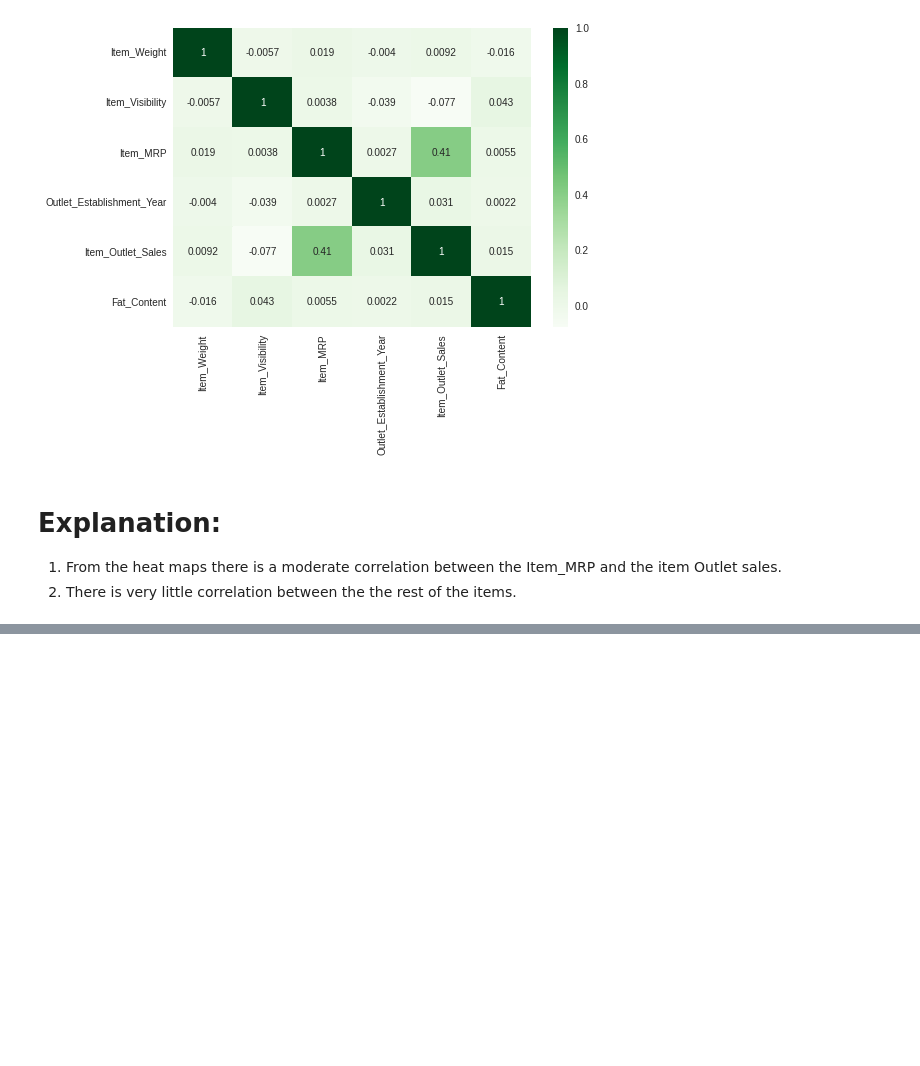
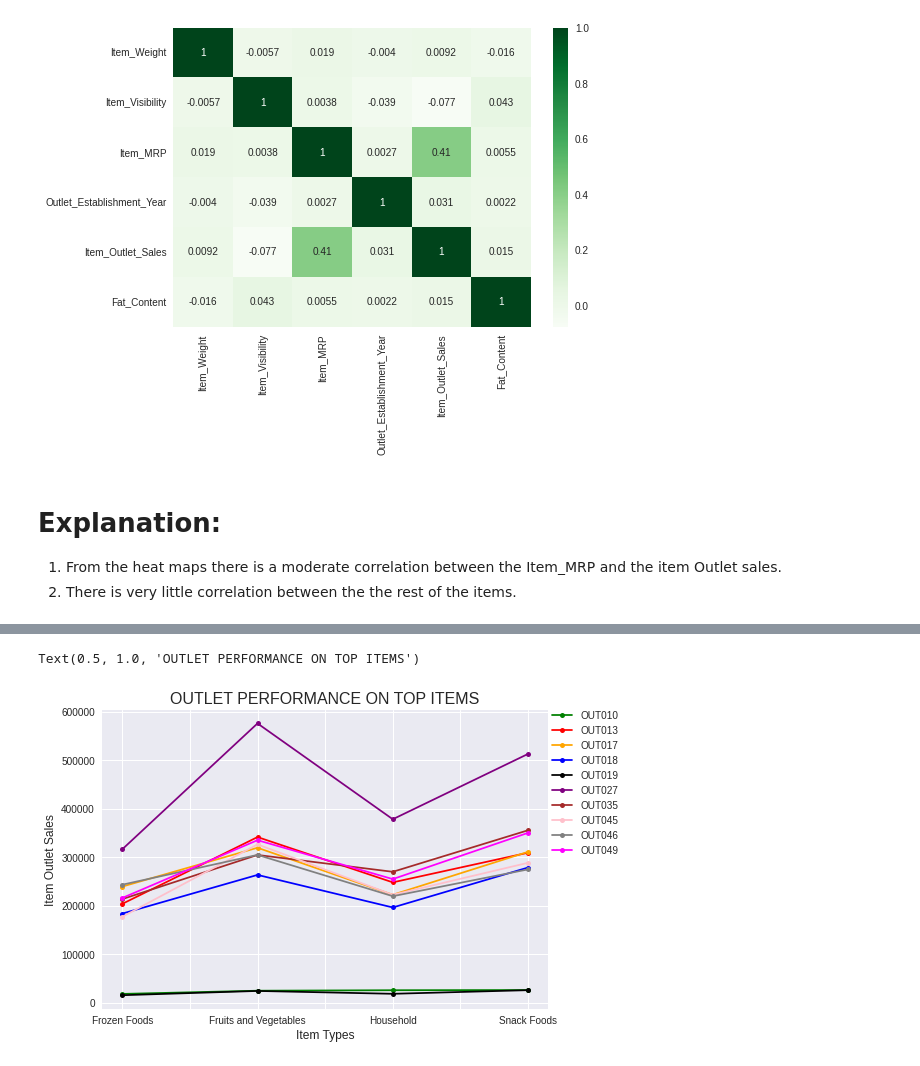
Before and after one commit to imugagga/Sales-Predictions---JFood-Sores, a Jupyter notebook: Sales_Predictions_Mugagga_Innocent.ipynb, the cells around one changed output, grey strips where cells are left out. Cells and saved outputs as stored; diff of their text form; code cells hidden in the pictures; blank space fills up the shorter version.

```diff
--- a/Sales_Predictions_Mugagga_Innocent.ipynb
+++ b/Sales_Predictions_Mugagga_Innocent.ipynb
@@ -401,0 +446,8 @@ sns.heatmap(Corr,cmap = 'Greens',annot=True)
+# %%
+# Understanding the performance of the top 3 items in the differnt stores
+
+#Finding the Top sales Items in Descending Order
+Groupedsales = df.groupby('Item_Type').agg({'Item_Type':'first','Item_Outlet_Sales':'sum'})
+#Sort sales in Descending Order
+Groupedsales = pd.DataFrame(Groupedsales['Item_Outlet_Sales'].astype(int).sort_values(ascending=False))
+Groupedsales.reset_index()
@@ -401,0 +472,5 @@ sns.heatmap(Corr,cmap = 'Greens',annot=True)
+# %%
+#Taking the top 6 selling Items that made bove 1.800,000 sales
+Topitems_df = Groupedsales[Groupedsales['Item_Outlet_Sales']>1800000]
+Topitems = list(Topitems_df.index)
+Topitems
@@ -401,0 +479,4 @@ sns.heatmap(Corr,cmap = 'Greens',annot=True)
+# %%
+#DataFrame for Top items
+df3 = df[df['Item_Type'].isin(Topitems)]
+df3.head()
@@ -401,0 +490,3 @@ sns.heatmap(Corr,cmap = 'Greens',annot=True)
+# %%
+Pivot_table = df3.pivot_table(index='Item_Type', columns='Outlet_Identifier',values ='Item_Outlet_Sales', aggfunc='sum')
+Pivot_table
@@ -401,0 +500,11 @@ sns.heatmap(Corr,cmap = 'Greens',annot=True)
+# %%
+# Make the style by default seaborn
+plt.style.use('seaborn')
+Pivot_table.plot(kind = 'line', marker = 'o', markersize = 5, color = ['Green','Red','Orange','Blue','Black','Purple','Brown','Pink','Grey','Magenta'])
+plt.legend(loc=[1,0.5])
+plt.xlabel('Item Types', fontsize = 12)
+plt.ylabel('Item Outlet Sales', fontsize = 12)
+plt.title('OUTLET PERFORMANCE ON TOP ITEMS', fontsize = 16)
+# %% [output]
+Text(0.5, 1.0, 'OUTLET PERFORMANCE ON TOP ITEMS')
+[figure, added]
```
Also changed, not shown: parts of 13 cells of this notebook.
